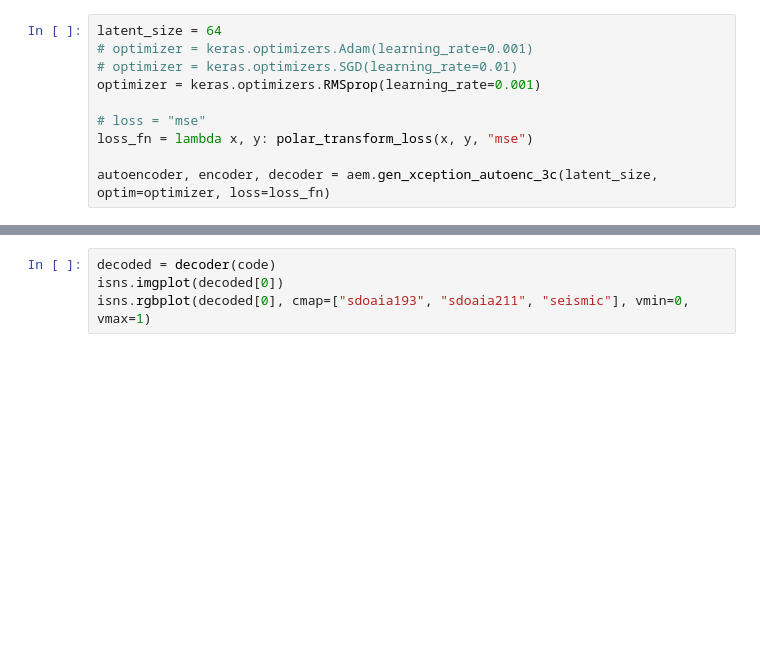
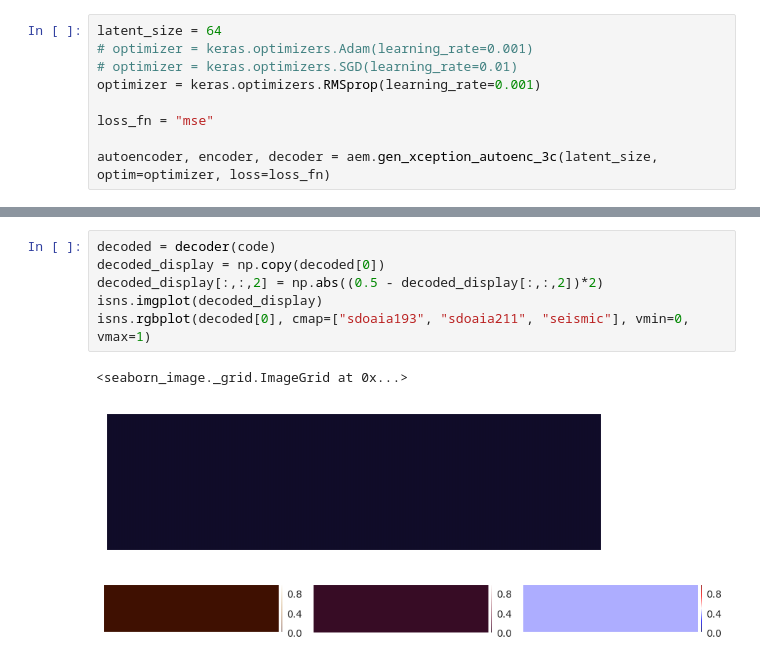
Before and after one commit to eugenioLR/TFM_sun_Autoencoders, a Jupyter notebook: autoencoder_xception_3c_full.ipynb, the cells around one changed output, grey strips where cells are left out. Saved outputs shown, nothing was run; the diff lists cells and outputs as text; blank space fills up the shorter version.

```diff
--- a/autoencoder_xception_3c_full.ipynb
+++ b/autoencoder_xception_3c_full.ipynb
@@ -118,8 +66,7 @@ latent_size = 64
 # optimizer = keras.optimizers.SGD(learning_rate=0.01)
 optimizer = keras.optimizers.RMSprop(learning_rate=0.001)
 
-# loss = "mse"
-loss_fn = lambda x, y: polar_transform_loss(x, y, "mse")
+loss_fn = "mse"
 
 autoencoder, encoder, decoder = aem.gen_xception_autoenc_3c(latent_size, optim=optimizer, loss=loss_fn)
 # %% [output]
@@ -171,7 +145,13 @@ isns.imgplot(np.reshape(code[0], (8, 8)))
 # %%
 decoded = decoder(code)
-isns.imgplot(decoded[0])
+decoded_display = np.copy(decoded[0])
+decoded_display[:,:,2] = np.abs((0.5 - decoded_display[:,:,2])*2)
+isns.imgplot(decoded_display)
 isns.rgbplot(decoded[0], cmap=["sdoaia193", "sdoaia211", "seismic"], vmin=0, vmax=1)
+# %% [output]
+<seaborn_image._grid.ImageGrid at 0x...>
+[figure, added]
+[figure, added]
 # %%
 test_img_channels = [i for i in test_img[0].transpose(2,0,1)]
 
```
Also changed, not shown: parts of 13 cells of this notebook, 7 other files.
